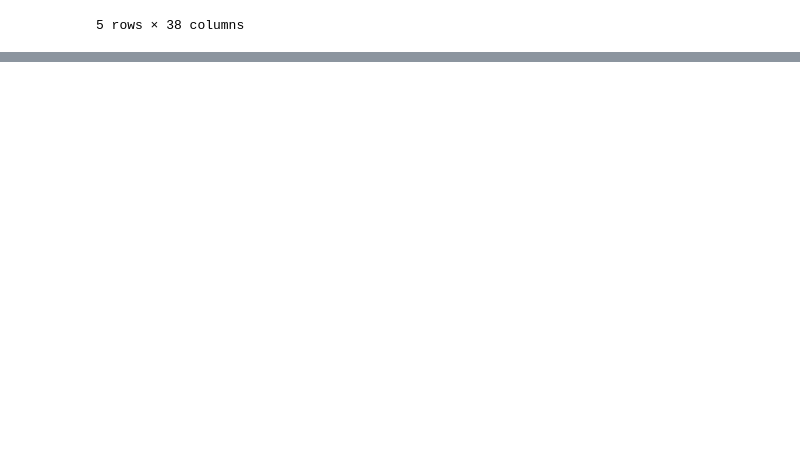
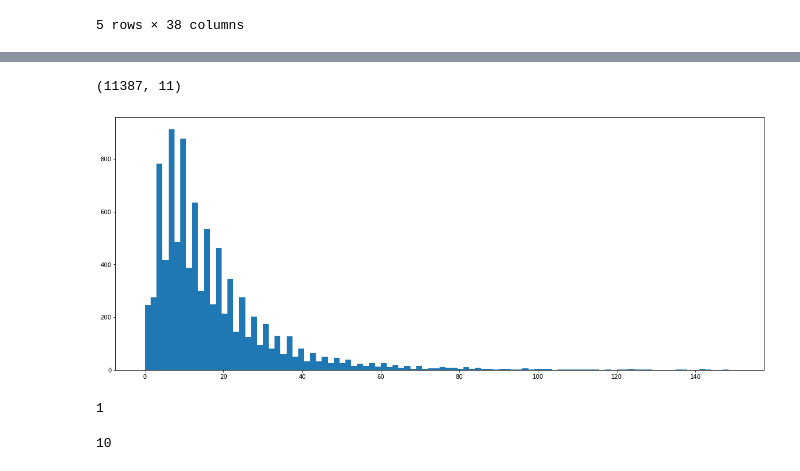
Before and after one commit to RTUITLab/Energomach-Hack-2021-RealityGang-ML, a Jupyter notebook: explore_data.ipynb, the cells around one changed output, grey strips where cells are left out. Drawn from its saved outputs; the diff is of its cells as text; code cells hidden in the pictures; blank space fills up the shorter version.

Commit message:
Started working with data

```diff
--- a/explore_data.ipynb
+++ b/explore_data.ipynb
@@ -55,0 +26,6 @@ DUMPS[0]['plans']
+# %%
+types = {'h': np.int64,
+        'i': np.int64,
+        'j': np.int64}
+dfs = pd.read_excel(r'data\orgs-clean.xlsx', dtype=types)
+dfs.head()
@@ -55,0 +39,19 @@ DUMPS[0]['plans']
+# %%
+dfs.shape
+# %% [output]
+(11387, 11)
+# %%
+tass_set = set()
+maximum = 0
+arr = []
+for val in dfs['Вид деятельности, дополнительный ТАСС'].dropna():
+    tass = val.split(' / ')
+    if len(tass) > maximum:
+        maximum = len(tass)
+    arr.append(len(tass))
+    for t in tass:
+        tass_set.add(t.strip())
+for val in dfs['Вид деятельности, основной ТАСС'].dropna():
+    tass_set.add(val.strip())
+# %% [output]
+[figure, added]
@@ -55,0 +91,8 @@ DUMPS[0]['plans']
+# %%
+statistics.median(arr)
+# %% [output]
+1
+# %%
+maximum
+# %% [output]
+10
```
Also changed, not shown: parts of 20 cells of this notebook.
